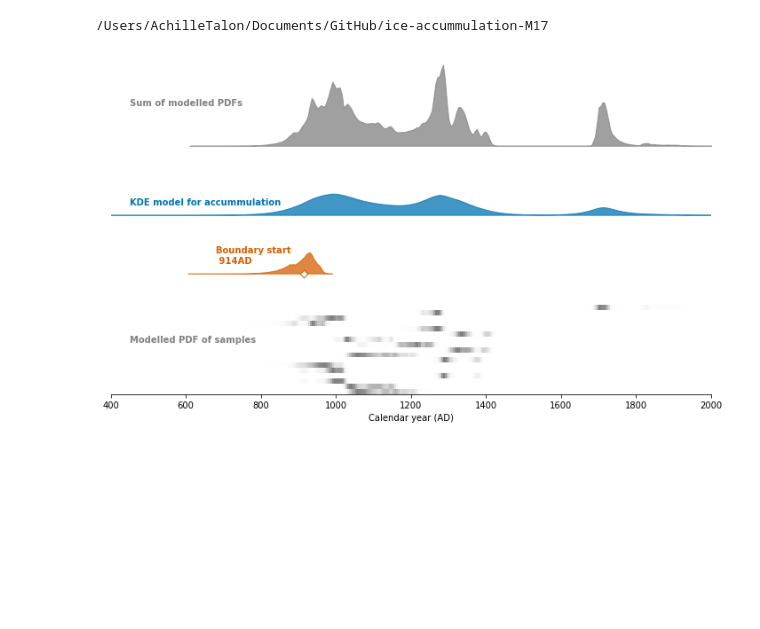
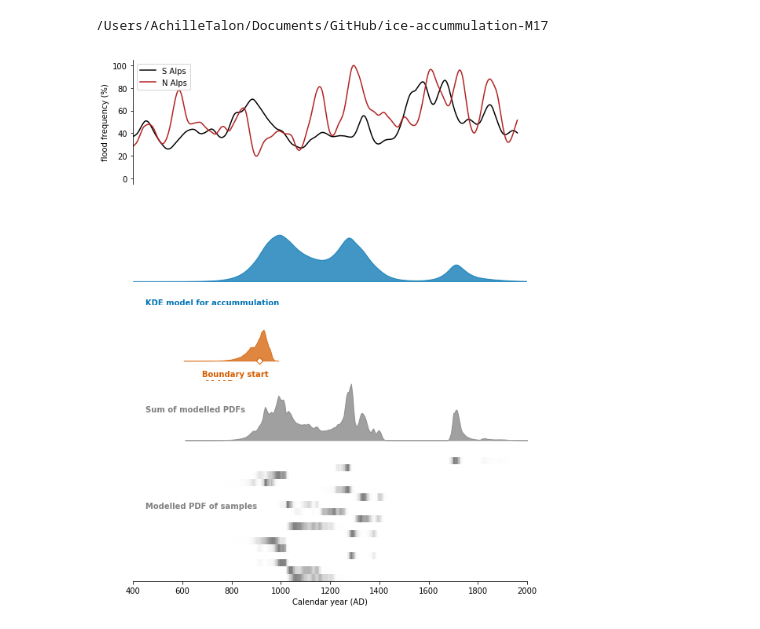
Before and after one commit to tr1813/ice-accummulation-M17, a Jupyter notebook: notebooks/oxcal_model_plotter.ipynb, the cells around one changed output. Drawn from its saved outputs; the diff is of its cells as text; code cells hidden in the pictures; blank space fills up the shorter version.

Commit message:
adding proxy data to the age model plot

```diff
--- a/notebooks/oxcal_model_plotter.ipynb
+++ b/notebooks/oxcal_model_plotter.ipynb
@@ -27,3 +29,12 @@ M17 = ox.ReadFile('data/age_model/M17_KDE.json')
 kde_M17  = M17['ocd'][1]   # the kernel density object
 start_M17 = M17['ocd'][6]  # boundary object
 end_M17 = M17['ocd'][-1]  # boundary object
+# %%
+# reading the floods proxy data.
+floods = pd.read_table('data/proxies/Alps_flood.tab',sep='\t',header=9)
+
+# rename the columns
+floods.columns = ['age','n_alps','s_alps']
+
+# change age scale to AD
+floods['age_AD'] = 1950-1000*floods['age']
@@ -30,57 +91,68 @@ end_M17 = M17['ocd'][-1]  # boundary object
 # %%
-fig = plt.figure( figsize = (10,6))
+fig = plt.figure( figsize = (8,10))
+
+gs = GridSpec(5, 1, height_ratios=[1, 0.75, 0.5, 0.5, 1])
+
+
+# proxy total solar irradiance
+#ax_tsi = fig.add_subplot(811)
+#plotTSI(ax_tsi)
+
+# Proxy floods
+ax_flood = fig.add_subplot(gs[0])
+plotFloods(ax_flood)
 
 # KDE plotting
 
-ax1 = fig.add_subplot(613)
+ax1 = fig.add_subplot(gs[1])
 
 # plot KDE model with boundaries
 KDE_plot,med = ox.FillBetween(ax1,kde_M17,color = colors[0])
-ax1.text(450,0.7,'KDE model for accummulation', color =colors[0],fontweight = 'bold')
+ax1.text(450,-0.3,'KDE model for accummulation', color =colors[0],fontweight = 'bold')
 ax1.set_ylim(0,2)
 
-ax2 = fig.add_subplot(614)
+ax2 = fig.add_subplot(gs[2])
 
 s_plot,s_med = ox.FillBetween(ax2,start_M17,median=True,color = colors[3])
 #e_plot,e_med = fillBetween(ax2,end_M17,median = True,color = colors[1])
 
-ax2.text(680,0.7,'Boundary start\n {:.0f}AD'.format(s_med), color =colors[3],fontweight = 'bold')
+ax2.text(680,-0.6,'Boundary start\n {:.0f}AD'.format(s_med), color =colors[3],fontweight = 'bold')
 #ax2.text(1800,0.7,'Boundary end\n {:.0f}AD'.format(e_med), color ='firebrick',fontweight = 'bold')
 ax2.set_ylim(0,2)
 
-ax4 = fig.add_subplot(311)
+ax4 = fig.add_subplot(gs[3])
 sum_m17 = ox.FillBetween(ax4,M17_kde['ocd'][4],color = 'grey')
 ax4.text(450,0.7,'Sum of modelled PDFs', color ='grey',fontweight = 'bold')
 
 
-ax3 = fig.add_subplot(313)
+ax3 = fig.add_subplot(gs[4])
 # plot the simplified PDFs.
 
 for c,date in enumerate(M17_kde['ocd'][8:-1]):
 
     date = ox.MakeRects(ax3,date,c,facecolor = 'grey')
 
 ax3.set_xlabel('Calendar year (AD)')
 
 ax3.set_ylim(0,17)
 
 ax3.text(450,10,'Modelled PDF of samples', color ='gray',fontweight = 'bold')
 
 for ax in (ax1,ax2,ax4):
     ax.spines['bottom'].set_visible(False)
     ax.xaxis.set_ticklabels([])
     ax.xaxis.set_tick_params(bottom=False)
 
 for ax in (ax1,ax2,ax3,ax4):
     ax.spines['top'].set_visible(False)
     ax.spines['left'].set_visible(False)
     ax.spines['right'].set_visible(False)
     ax.yaxis.set_ticklabels([])
     ax.yaxis.set_tick_params(left=False)
     ax.set_xlim(400,2000)
 
 plt.tight_layout()
 plt.savefig('outputs/age_model.pdf',dpi = 300)
 plt.show()
 # %% [output]
-[figure, old version]
+[figure, new version]
```
Also changed, not shown: parts of 4 cells of this notebook, 3 other files.
